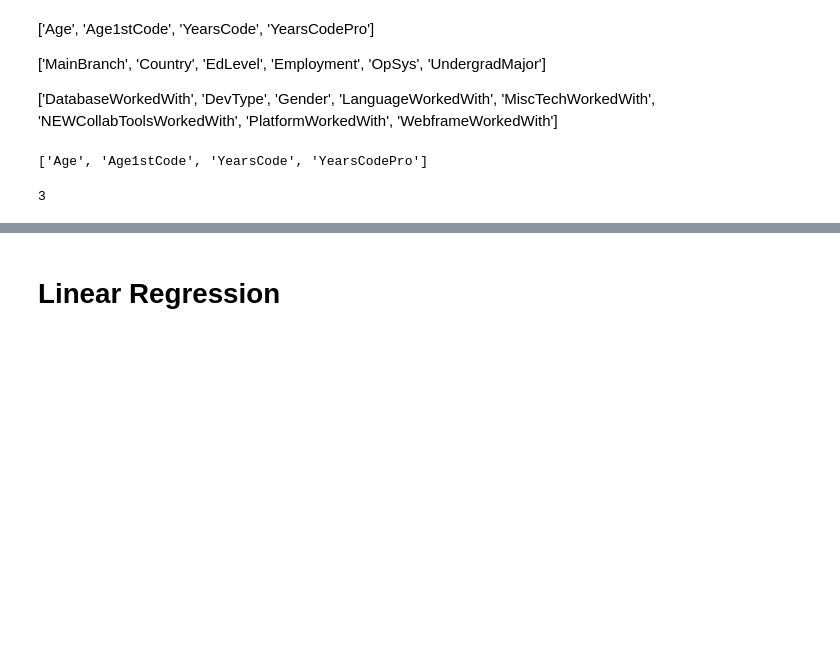
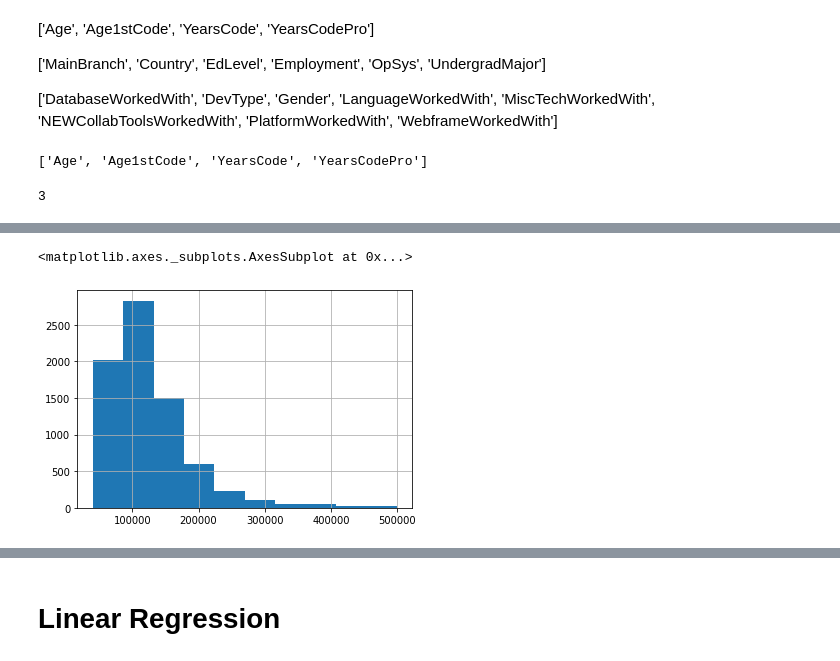
Before and after one commit to kevinclee26/salary_prediction, a Jupyter notebook: model/Untitled.ipynb, the cells around one changed output, grey strips where cells are left out. Cells and saved outputs as stored; diff of their text form; code cells hidden in the pictures; blank space fills up the shorter version.

```diff
--- a/model/Untitled.ipynb
+++ b/model/Untitled.ipynb
@@ -299,3 +320,8 @@ for each_col in multi_options:
+# %%
+X['ConvertedComp'].hist()
+# %% [output]
+<matplotlib.axes._subplots.AxesSubplot at 0x...>
+[figure, added]
 # %%
 input_ary=X.dropna().drop('ConvertedComp', axis=1)
 y=X.dropna()['ConvertedComp']
```
Also changed, not shown: parts of 19 cells of this notebook.
